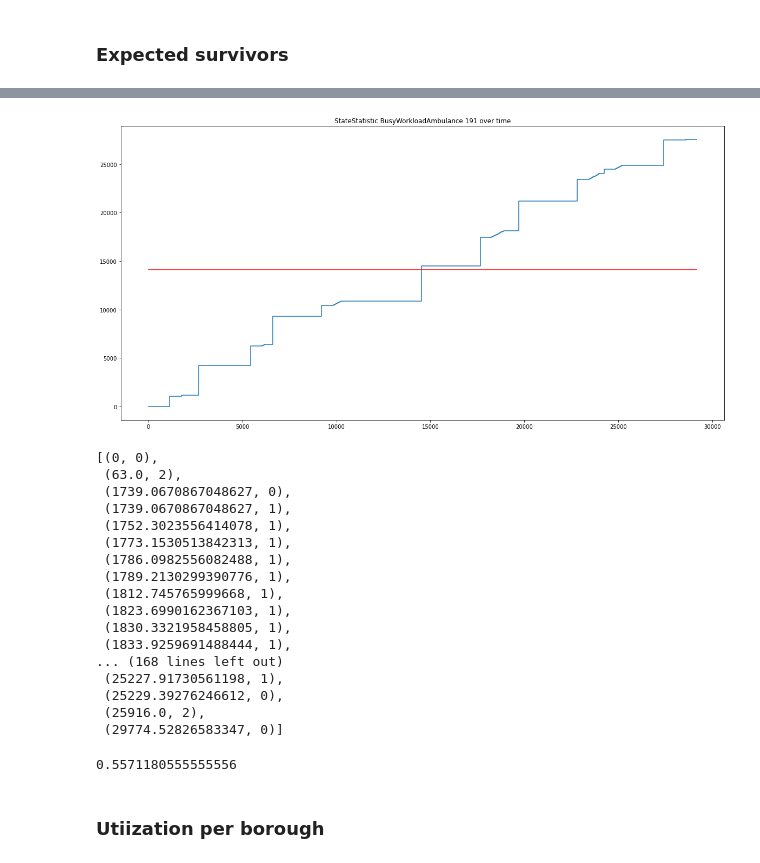
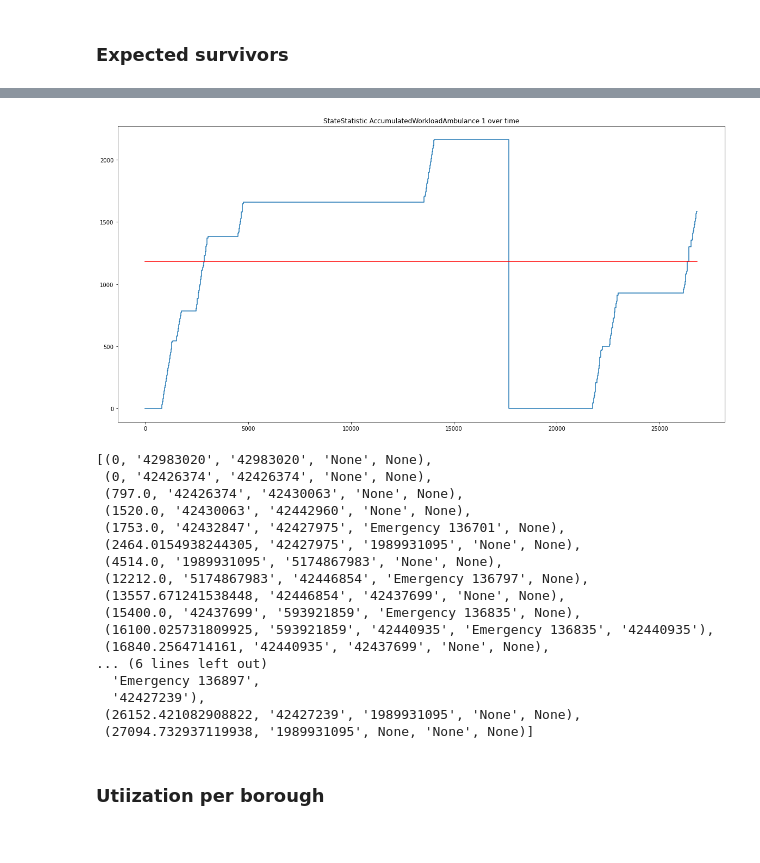
Before and after one commit to yamilbknsu/ems-ny-data, a Jupyter notebook: StatisticsDisplay3.ipynb, the cells around one changed output, grey strips where cells are left out. Cells and saved outputs as stored; diff of their text form; code cells hidden in the pictures.

```diff
--- a/StatisticsDisplay3.ipynb
+++ b/StatisticsDisplay3.ipynb
@@ -101,7 +101,7 @@ nyc_boundaries = gpd.read_file(DATA_DIR + 'Old Files/Generated Shapefiles/NYC Su
 # %% [markdown]
 ## Model config name
 # %%
-name = 'D:/FTP results/Possible final 2/friday_{}_0_0.7_0.05_HRDemand_355ALS802BLS_86400_0_8_864000_60_1_1e-06_2160_1200_800_3600.pickle'
+name = 'D:/FTP results/Possible final 3/friday_{}_0_0.7_0.05_Base_355ALS802BLS_86400_0_8_864000_60_1_1e-06_2160_1200_800_3600.pickle'
 # %% [markdown]
 ### Expected survivors
 # %%
@@ -110,9 +110,11 @@ def SurvivalFunction(response_times):
 with open(name.format('SBRDAStatic'), 'rb') as f:
     statistics = pickle.load(f)
 print('SBRDAStatic', [sum(SurvivalFunction((e[4] - e[3])/60) if statistics[1][e[-1]]['Statistics']['Borough'].data == b and e[2] == 1 else 0 for e in statistics[2]) for b in range(1,6)])
-with open(name.format('SBRDA'), 'rb') as f:
+#with open(name.format('SBRDANew'), 'rb') as f:
+    #statistics = pickle.load(f)
+with open('test2.pickle', 'rb') as f:
     statistics = pickle.load(f)
-print('SBRDA      ', [sum(SurvivalFunction((e[4] - e[3])/60) if statistics[1][e[-1]]['Statistics']['Borough'].data == b and e[2] == 1 else 0 for e in statistics[2]) for b in range(1,6)])
+print('SBRDANew   ', [sum(SurvivalFunction((e[4] - e[3])/60) if statistics[1][e[-1]]['Statistics']['Borough'].data == b and e[2] == 1 else 0 for e in statistics[2]) for b in range(1,6)])
 with open(name.format('ROA'), 'rb') as f:
     statistics = pickle.load(f)
 print('ROA        ', [sum(SurvivalFunction((e[4] - e[3])/60) if statistics[1][e[-1]]['Statistics']['Borough'].data == b and e[2] == 1 else 0 for e in statistics[2]) for b in range(1,6)])
@@ -123,6 +125,6 @@ ROA         [50.24682497628132, 58.38779929437203, 63.76386702530076, 36.3557139
 # %%
-fixed_model = 'SBRDA'
-ambulance = 'Ambulance 191'
+fixed_model = 'SBRDANew'
+ambulance = 'Ambulance 1'
 with open(name.format(fixed_model), 'rb') as f:
     statistics = pickle.load(f)
 buildRelocationMap(loadVehicleRelocations(statistics[1][ambulance]['Record'], nodes_with_borough))
@@ -155,30 +157,26 @@ statistics[1][ambulance]['Record']
 # %%
-visualize(statistics[1][ambulance]['Statistics']['BusyWorkload'], figsize=(20,10))
+visualize(statistics[1][ambulance]['Statistics']['AccumulatedWorkload'], figsize=(20,10))
 statistics[1][ambulance]['Record']
-statistics[1][ambulance]['Statistics']['State'].data
+# statistics[1][ambulance]['Statistics']['State'].data
 # %% [output]
-[figure, old version]
+[figure, new version]
-[(0, 0),
- (63.0, 2),
- (1739.0670867048627, 0),
- (1739.0670867048627, 1),
- (1752.3023556414078, 1),
- (1773.1530513842313, 1),
- (1786.0982556082488, 1),
- (1789.2130299390776, 1),
- (1812.745765999668, 1),
- (1823.6990162367103, 1),
- (1830.3321958458805, 1),
- (1833.9259691488444, 1),
-... (168 lines left out)
- (25227.91730561198, 1),
- (25229.39276246612, 0),
- (25916.0, 2),
- (29774.52826583347, 0)]
+[(0, '42983020', '42983020', 'None', None),
+ (0, '42426374', '42426374', 'None', None),
+ (797.0, '42426374', '42430063', 'None', None),
+ (1520.0, '42430063', '42442960', 'None', None),
+ (1753.0, '42432847', '42427975', 'Emergency 136701', None),
+ (2464.0154938244305, '42427975', '1989931095', 'None', None),
+ (4514.0, '1989931095', '5174867983', 'None', None),
+ (12212.0, '5174867983', '42446854', 'Emergency 136797', None),
+ (13557.671241538448, '42446854', '42437699', 'None', None),
+ (15400.0, '42437699', '593921859', 'Emergency 136835', None),
+ (16100.025731809925, '593921859', '42440935', 'Emergency 136835', '42440935'),
+ (16840.2564714161, '42440935', '42437699', 'None', None),
+... (6 lines left out)
+  'Emergency 136897',
+  '42427239'),
+ (26152.421082908822, '42427239', '1989931095', 'None', None),
+ (27094.732937119938, '1989931095', None, 'None', None)]
-# %%
-(1739-63+6045-1836+9801-6202+18272-11711+)/(8*3600)
-# %% [output]
-0.5571180555555556
 # %% [markdown]
 ### Utiization per borough
 # %%
```
Also changed, not shown: parts of 9 cells of this notebook, 8 other files.
